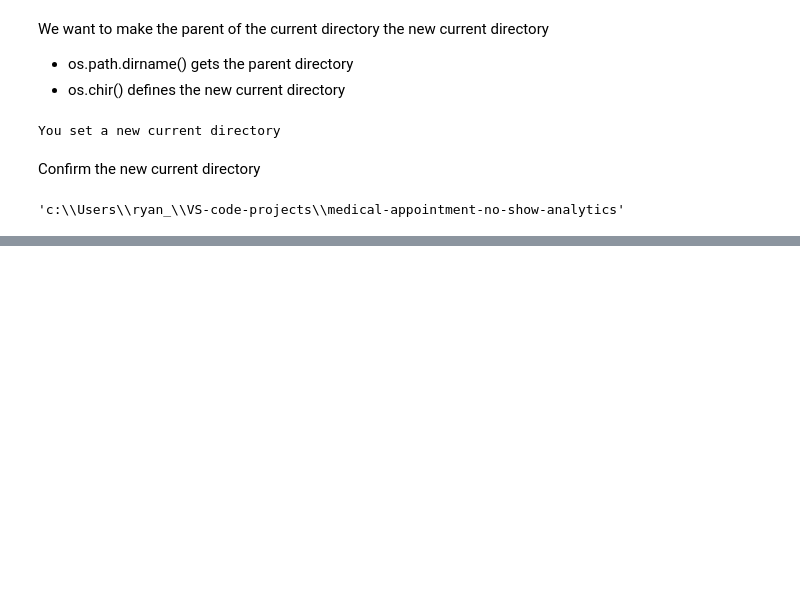
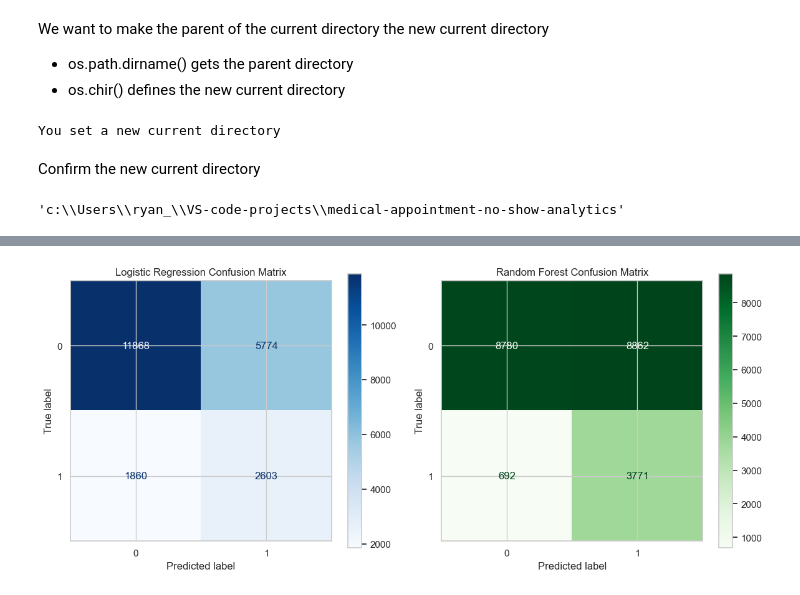
Before and after one commit to RNB1993/medical-appointment-no-show-analytics, a Jupyter notebook: jupyter_notebooks/03_ML.ipynb, the cells around one changed output, grey strips where cells are left out. Saved outputs shown, nothing was run; the diff lists cells and outputs as text; code cells hidden in the pictures; blank space fills up the shorter version.

```diff
--- a/jupyter_notebooks/03_ML.ipynb
+++ b/jupyter_notebooks/03_ML.ipynb
@@ -69,0 +372,26 @@ Next Steps
+# %%
+
+from sklearn.pipeline import Pipeline
+
+rf_pipeline = Pipeline(steps=[
+    ("preprocessor", preprocessor),
+    ("model", RandomForestClassifier(
+        n_estimators=100,
+        max_depth=10,
+        min_samples_leaf=5,
+        random_state=42,
+        class_weight="balanced",
+        n_jobs=-1
+    ))
+])
+
+rf_pipeline.fit(X_train_sub, y_train_sub)
+
+rf_val_pred = rf_pipeline.predict(X_val)
+rf_val_prob = rf_pipeline.predict_proba(X_val)[:, 1]
+
+rf_y_pred = rf_pipeline.predict(X_test)
+rf_y_prob = rf_pipeline.predict_proba(X_test)[:, 1]
+
+print("Random Forest model trained successfully.")
+print("Predictions and probability scores generated for the test set.")
@@ -69,0 +468,17 @@ Next Steps
+# %%
+fig, axes = plt.subplots(1, 2, figsize=(12, 5))
+
+ConfusionMatrixDisplay.from_predictions(
+    y_test, log_reg_y_pred, ax=axes[0], cmap="Blues"
+)
+axes[0].set_title("Logistic Regression Confusion Matrix")
+
+ConfusionMatrixDisplay.from_predictions(
+    y_test, rf_y_pred, ax=axes[1], cmap="Greens"
+)
+axes[1].set_title("Random Forest Confusion Matrix")
+
+plt.tight_layout()
+plt.show()
+# %% [output]
+[figure, added]
```
Also changed, not shown: parts of 63 cells of this notebook.
